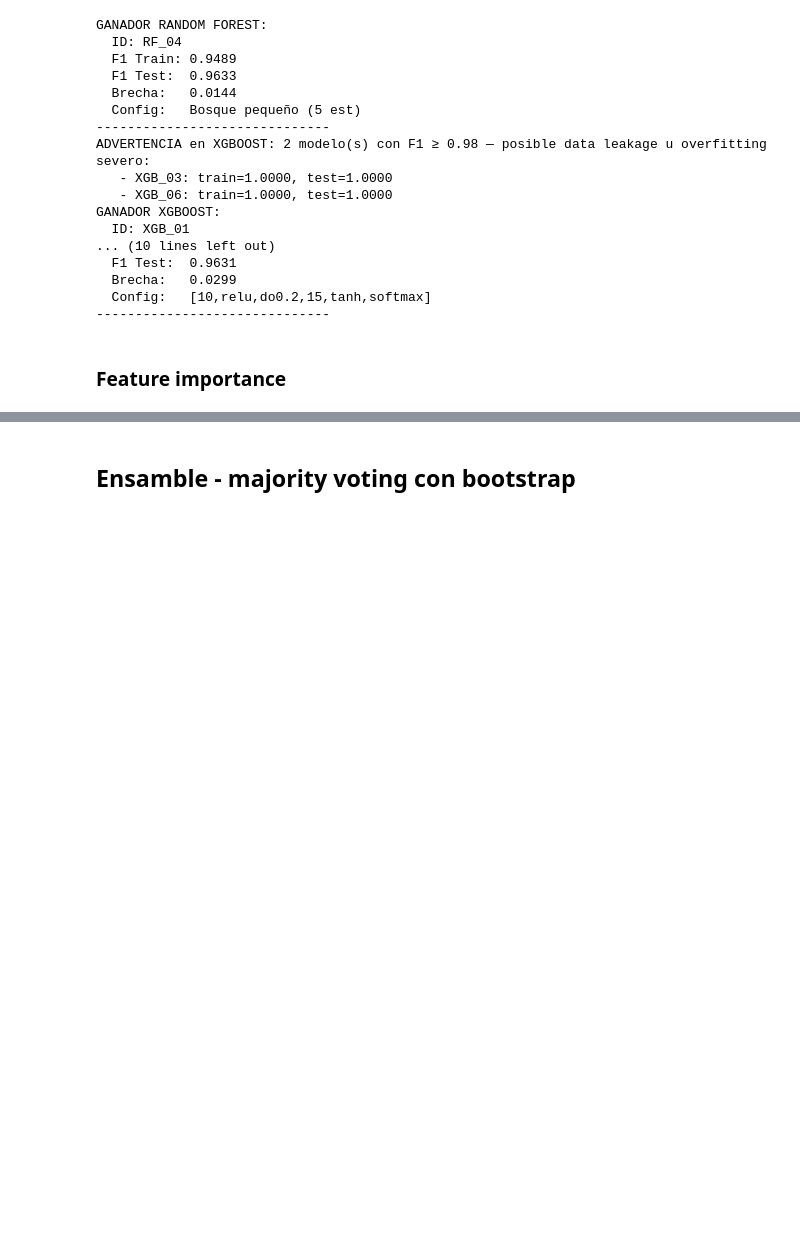
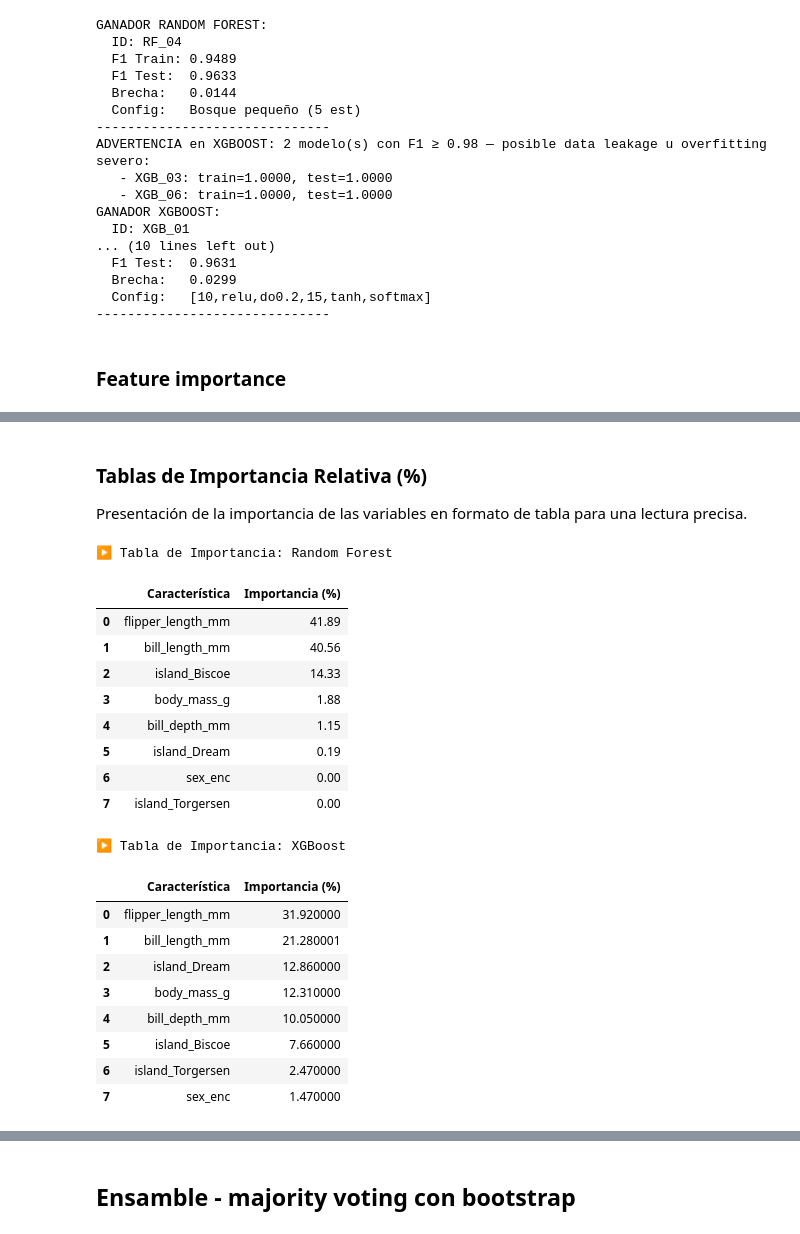
Before and after one commit to CayeRZ/proyecto-machine-learning-galileo, a Jupyter notebook: cayetano_clasificador_multiclase_ipynb.ipynb, the cells around one changed output, grey strips where cells are left out. Saved outputs shown, nothing was run; the diff lists cells and outputs as text; code cells hidden in the pictures; blank space fills up the shorter version.

```diff
--- a/cayetano_clasificador_multiclase_ipynb.ipynb
+++ b/cayetano_clasificador_multiclase_ipynb.ipynb
@@ -651,0 +654,46 @@ if ganador_xgb is not None:
+# %% [markdown]
+### Tablas de Importancia Relativa (%)
+Presentación de la importancia de las variables en formato de tabla para una lectura precisa.
+# %%
+def obtener_tabla_importancia(ganador_row, nombres, titulo):
+    model = ganador_row['_model']
+    importancias = model.feature_importances_
+    # Convertir a porcentaje
+    importancias_pct = (importancias / importancias.sum()) * 100
+
+    df_imp = pd.DataFrame({
+        'Característica': nombres,
+        'Importancia (%)': np.round(importancias_pct, 2)
+    }).sort_values(by='Importancia (%)', ascending=False).reset_index(drop=True)
+
+    print(f"\n▶ Tabla de Importancia: {titulo}")
+    display(df_imp)
+    return df_imp
+
+# Generar tablas para los ganadores
+if ganador_rf is not None:
+    obtener_tabla_importancia(ganador_rf, FEATURE_COLS, "Random Forest")
+
+if ganador_xgb is not None:
+    obtener_tabla_importancia(ganador_xgb, FEATURE_COLS, "XGBoost")
+# %% [output]
+▶ Tabla de Importancia: Random Forest
+|  | Característica | Importancia (%) |
+| 0 | flipper_length_mm | 41.89 |
+| 1 | bill_length_mm | 40.56 |
+| 2 | island_Biscoe | 14.33 |
+| 3 | body_mass_g | 1.88 |
+| 4 | bill_depth_mm | 1.15 |
+| 5 | island_Dream | 0.19 |
+| 6 | sex_enc | 0.00 |
+| 7 | island_Torgersen | 0.00 |
+▶ Tabla de Importancia: XGBoost
+|  | Característica | Importancia (%) |
+| 0 | flipper_length_mm | 31.920000 |
+| 1 | bill_length_mm | 21.280001 |
+| 2 | island_Dream | 12.860000 |
+| 3 | body_mass_g | 12.310000 |
+| 4 | bill_depth_mm | 10.050000 |
+| 5 | island_Biscoe | 7.660000 |
+| 6 | island_Torgersen | 2.470000 |
+| 7 | sex_enc | 1.470000 |
```
Also changed, not shown: parts of 13 cells of this notebook.
